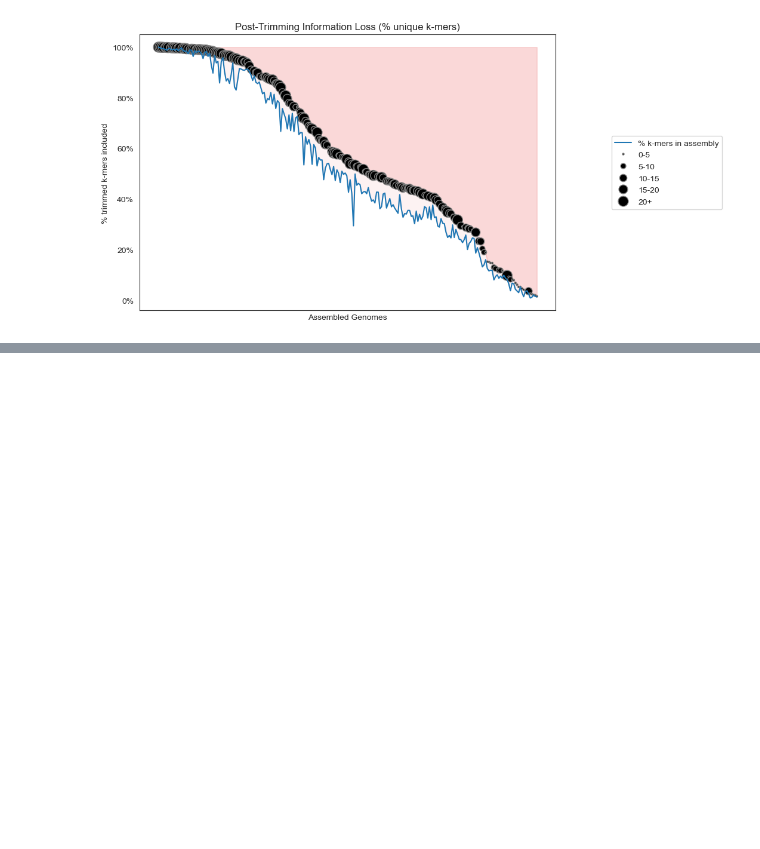
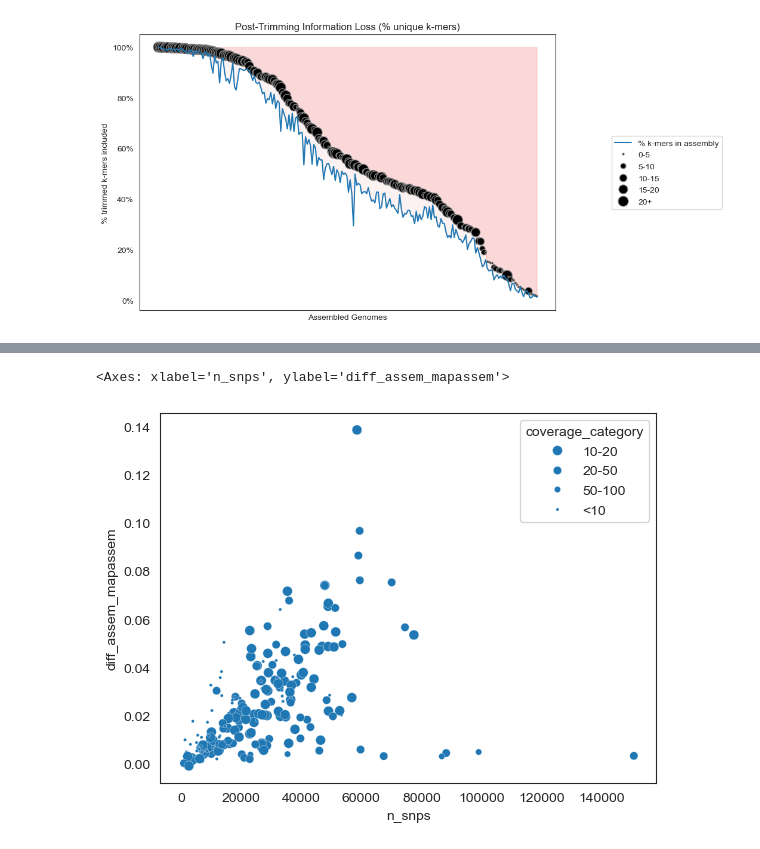
Before and after one commit to jeanzzhao/onehuman, a Jupyter notebook: atta/ERR505104-viz.ipynb, the cells around one changed output, grey strips where cells are left out. Cells and saved outputs as stored; diff of their text form; code cells hidden in the pictures; blank space fills up the shorter version.

```diff
--- a/atta/ERR505104-viz.ipynb
+++ b/atta/ERR505104-viz.ipynb
@@ -318,0 +393,5 @@ plt.show()
+# %%
+sns.scatterplot(data=df, x='n_snps', y='diff_assem_mapassem', size= 'coverage_category', sizes=(5,50))
+# %% [output]
+<Axes: xlabel='n_snps', ylabel='diff_assem_mapassem'>
+[figure, added]
```
Also changed, not shown: parts of 15 cells of this notebook.
